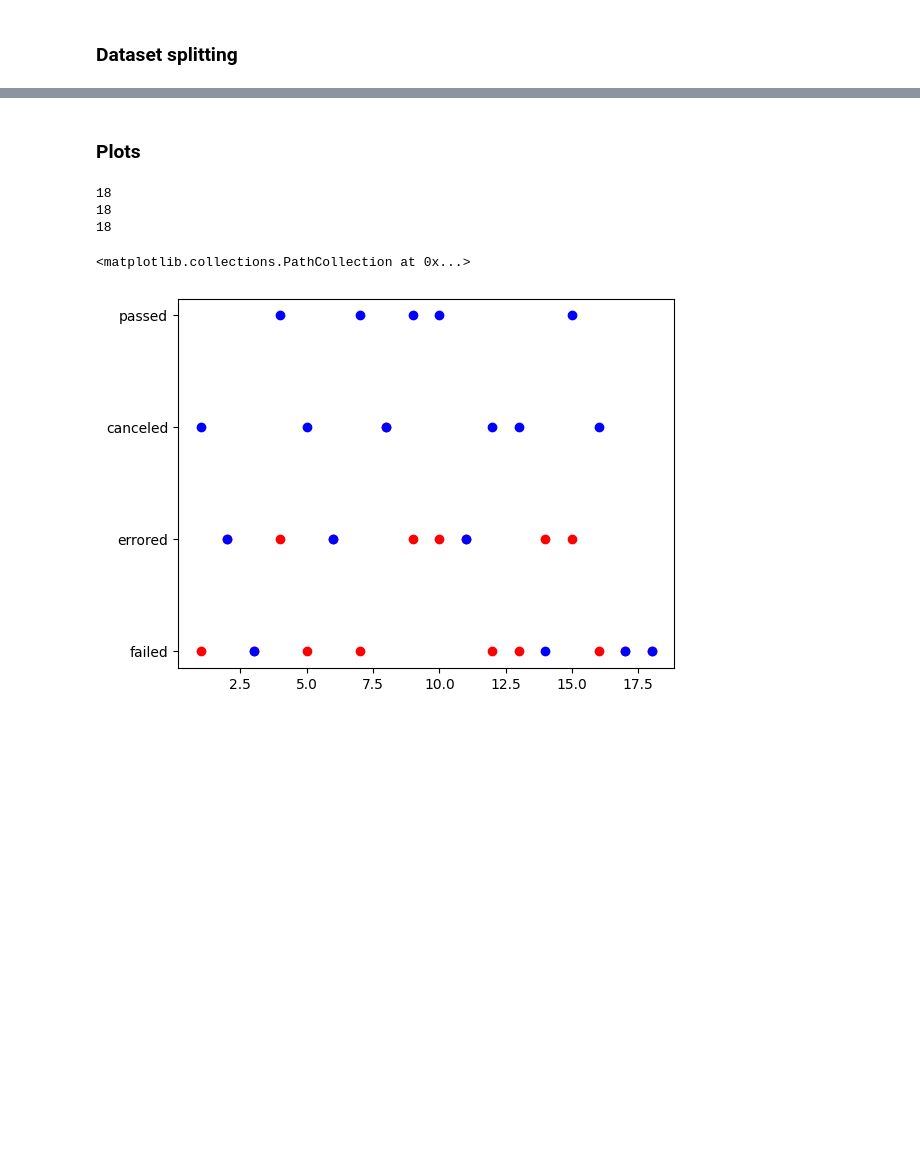
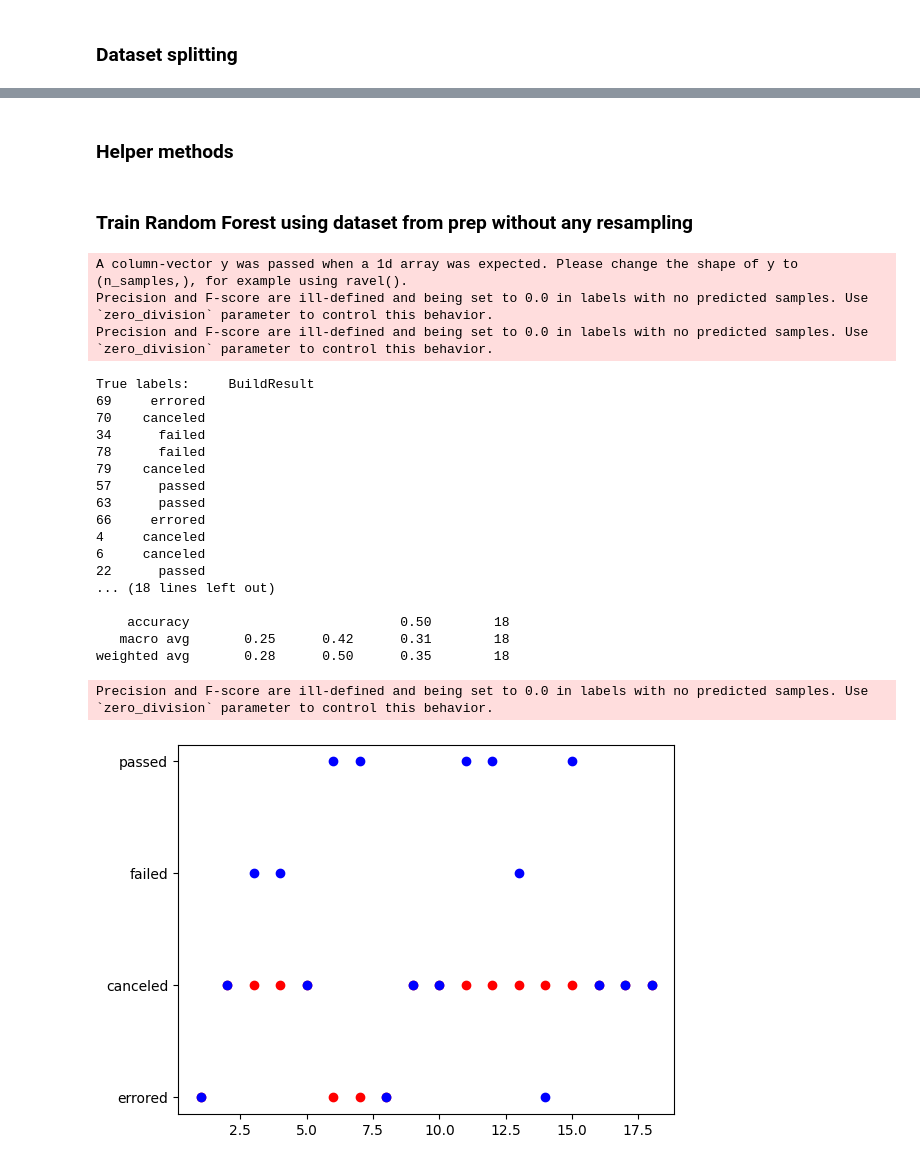
Before and after one commit to stenglx/Projekt_Bewerbung, a Jupyter notebook: ML/train_model.ipynb, the cells around one changed output, grey strips where cells are left out. Drawn from its saved outputs; the diff is of its cells as text; code cells hidden in the pictures; blank space fills up the shorter version.

```diff
--- a/ML/train_model.ipynb
+++ b/ML/train_model.ipynb
@@ -98,13 +152,0 @@ Training data     DependencyChange  TeamChange  RepositoryChange  GeneralChange
-# %%
-classifier = RandomForestClassifier()
-
-classifier.fit(X_train, y_train)
-
-test_preditctions = classifier.predict(X_test)
-
-print('Actual values', y_test)
-print('Predicted values', test_preditctions)
-
-# true values , predicted values
-accuracy = accuracy_score(y_test, test_preditctions)
-print('\nAccuracy of predictions: ', accuracy)
@@ -130,15 +153,54 @@ Accuracy of predictions:  0.3888888888888889
-# %% [markdown]
-### Plots
+# %% [markdown]
+### Helper methods
 # %%
-size_test_set = X_test.shape[0] # row = [0], col = [1]
-print(size_test_set)
+def predict(X_train, y_train, X_test):
+    classifier = RandomForestClassifier()
+    classifier.fit(X_undersampled, y_undersampled)
 
-# plot actual test point and prediction
-plt.scatter(np.arange(1, 19), test_preditctions, color="red")
-plt.scatter(np.arange(1, 19), y_test['BuildResult'], color="blue")
+    test_preditctions = classifier.predict(X_test)
+    return classifier, test_preditctions
+
+def calculateAccuracyPrintStats(y_test, test_preditctions):
+    print('True labels: ', y_test)
+    print('Predicted labels: ', test_preditctions)
+    # true values , predicted values
+    accuracy = accuracy_score(y_test, test_preditctions)
+    print('\nAccuracy: ', accuracy)
+    print(classification_report(y_test, test_preditctions))
+
+def plotPredictions(y_test, test_preditctions):
+    size_test_set = y_test.shape[0] # row = [0], col = [1]
+    #print(size_test_set)
+
+    # plot actual test point and prediction
+    plt.scatter(np.arange(1, 19), test_preditctions, color="red")
+    plt.scatter(np.arange(1, 19), y_test['BuildResult'], color="blue")
-# %% [output]
-18
-18
-18
-<matplotlib.collections.PathCollection at 0x...>
-[figure, removed]
+# %% [markdown]
+### Train Random Forest using dataset from prep without any resampling
+# %%
+classifier, predictions_dataset = predict(X_train, y_train, X_test)
+calculateAccuracyPrintStats(y_test, predictions_dataset)
+plotPredictions(y_test, predictions_dataset)
+# %% [output]
+A column-vector y was passed when a 1d array was expected. Please change the shape of y to (n_samples,), for example using ravel().
+Precision and F-score are ill-defined and being set to 0.0 in labels with no predicted samples. Use `zero_division` parameter to control this behavior.
+Precision and F-score are ill-defined and being set to 0.0 in labels with no predicted samples. Use `zero_division` parameter to control this behavior.
+True labels:     BuildResult
+69     errored
+70    canceled
+34      failed
+78      failed
+79    canceled
+57      passed
+63      passed
+66     errored
+4     canceled
+6     canceled
+22      passed
+... (18 lines left out)
+
+    accuracy                           0.50        18
+   macro avg       0.25      0.42      0.31        18
+weighted avg       0.28      0.50      0.35        18
+Precision and F-score are ill-defined and being set to 0.0 in labels with no predicted samples. Use `zero_division` parameter to control this behavior.
+[figure, added]
```
Also changed, not shown: parts of 22 cells of this notebook.
